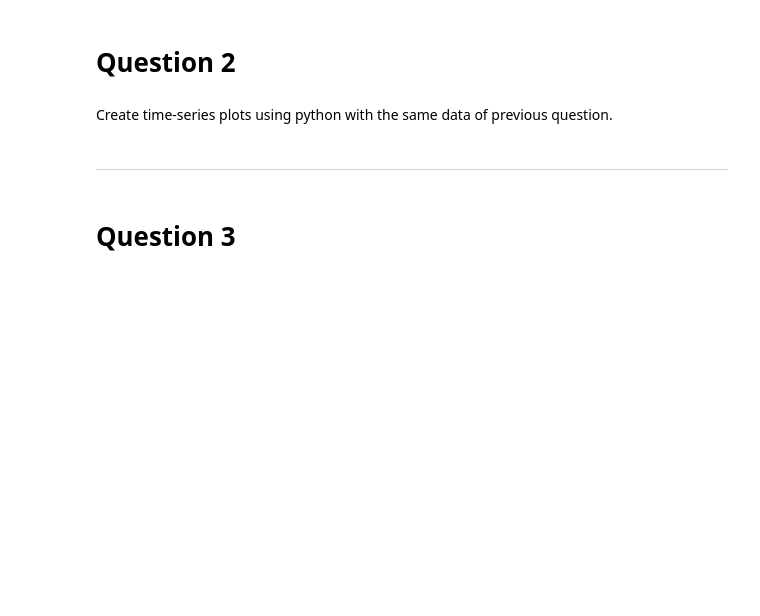
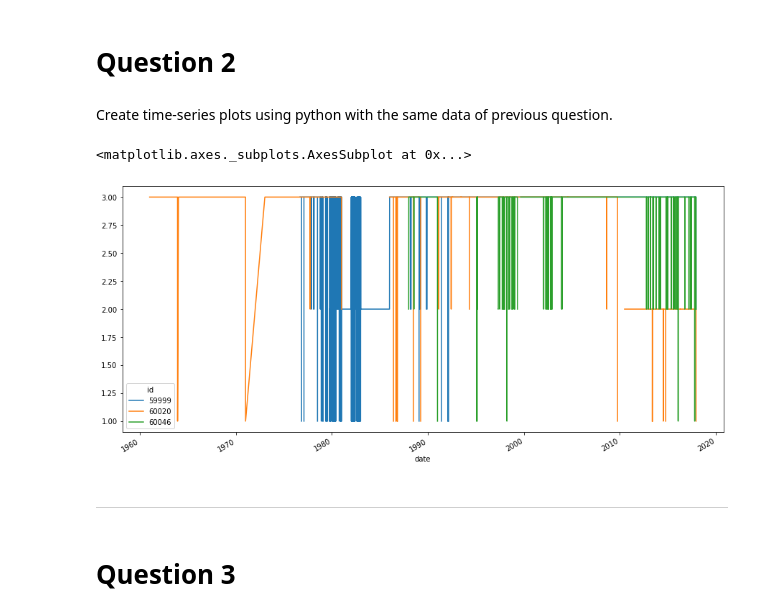
Before and after one commit to lesantana-python-projects/tornado-api, a Jupyter notebook: files/questions_python.ipynb, the cells around one changed output. Saved outputs shown, nothing was run; the diff lists cells and outputs as text; code cells hidden in the pictures; blank space fills up the shorter version.

```diff
--- a/files/questions_python.ipynb
+++ b/files/questions_python.ipynb
@@ -23,3 +50,14 @@ Create time-series plots using python with the same data of previous question.
+# %%
+#code
+import matplotlib.pyplot as plt
+
+data = pd.read_csv('grid_weather_data.csv', index_col= None, usecols=['date','id'], parse_dates=['date'])
+grouped = data[['id', 'date']].groupby([data['date'], data['id']]).count()
+fig, ax = plt.subplots(figsize=(15,7))
+grouped['date'].unstack().plot(ax=ax)
+# %% [output]
+<matplotlib.axes._subplots.AxesSubplot at 0x...>
+[figure, added]
 # %% [markdown]
 <hr>
 # %% [markdown]
```
Also changed, not shown: parts of 11 cells of this notebook, 3 other files.
